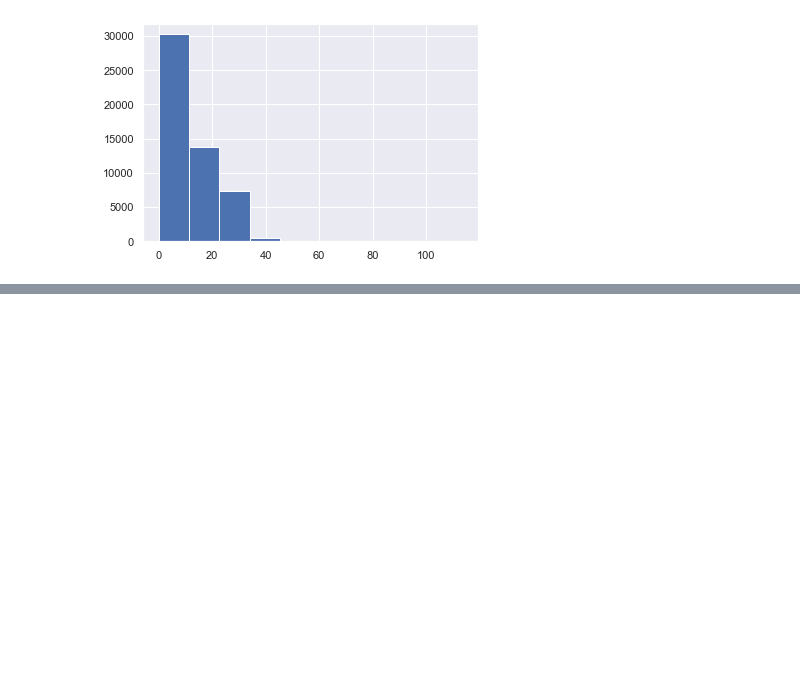
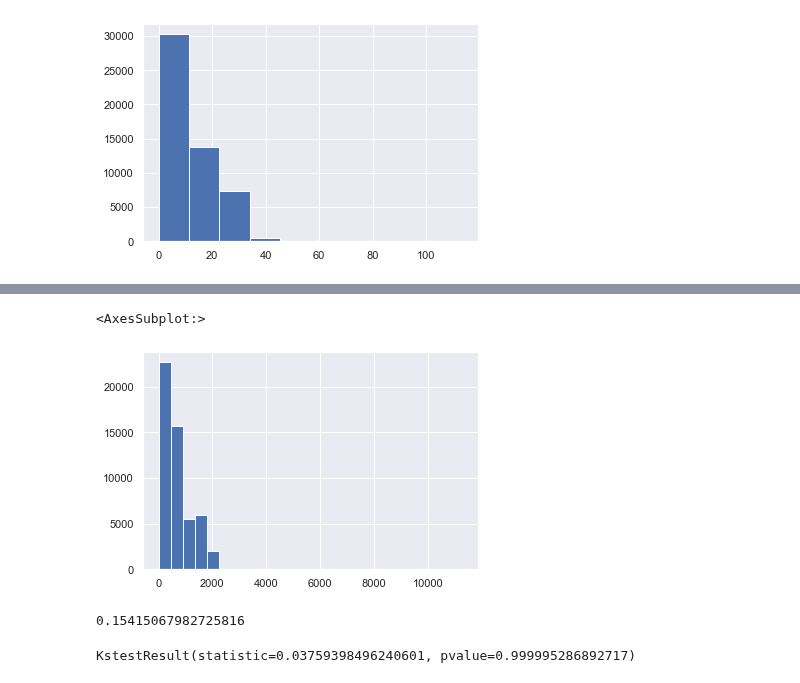
Before and after one commit to iuliivasilev/dev-survivors, a Jupyter notebook: demonstration/StratifiedExperiments.ipynb, the cells around one changed output, grey strips where cells are left out. Saved outputs shown, nothing was run; the diff lists cells and outputs as text; code cells hidden in the pictures; blank space fills up the shorter version.

```diff
--- a/demonstration/StratifiedExperiments.ipynb
+++ b/demonstration/StratifiedExperiments.ipynb
@@ -275,0 +405,16 @@ plt.hist(hard_disks["time"]/60)
+# %%
+hard_disks["time"].hist(bins=25)
+# %% [output]
+<AxesSubplot:>
+[figure, added]
+# %%
+np.log(1 + hard_disks["time"]).min()
+# %% [output]
+0.15415067982725816
+# %%
+from scipy import stats
+sample1 = stats.laplace.rvs(size=105, random_state=100)
+sample2 = stats.laplace.rvs(size=95, random_state=100)
+stats.kstest(sample1, sample2)
+# %% [output]
+KstestResult(statistic=0.03759398496240601, pvalue=0.999995286892717)
```
Also changed, not shown: parts of 22 cells of this notebook, 1 other file.
